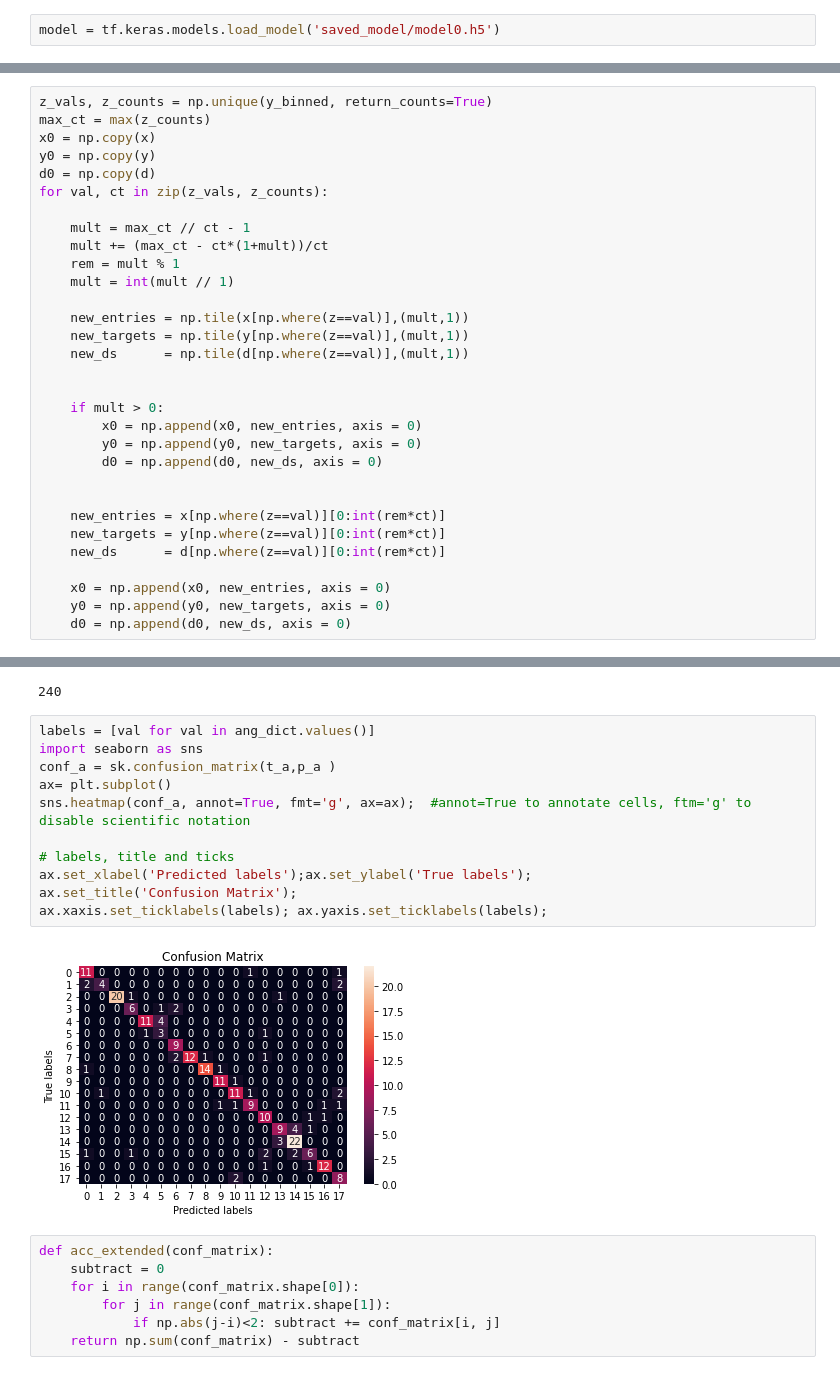
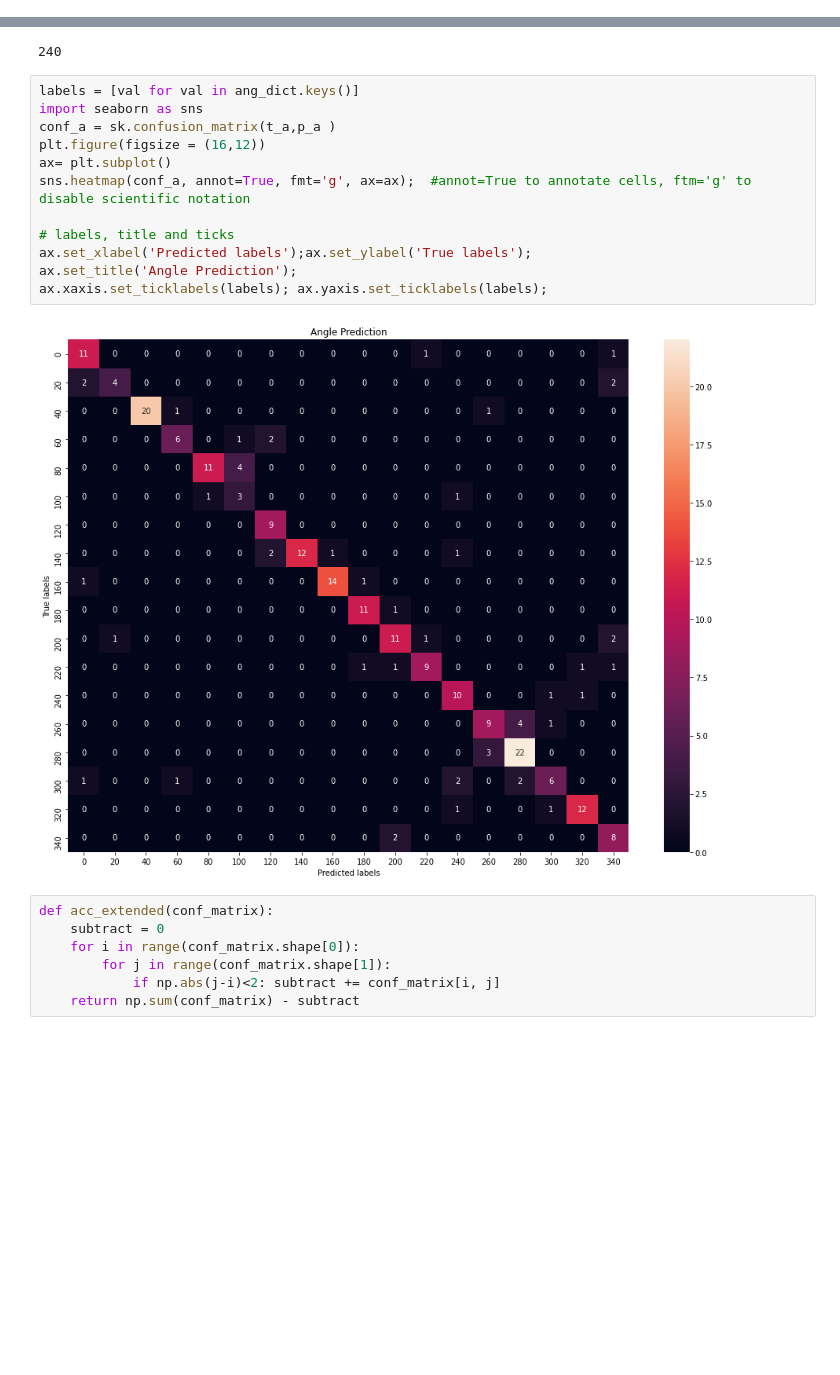
Before and after one commit to OctoConsulting/AudioHack2021, a Jupyter notebook: notebooks/hackathon_train_model.ipynb, the cells around one changed output, grey strips where cells are left out. Drawn from its saved outputs; the diff is of its cells as text; blank space fills up the shorter version.

```diff
--- a/notebooks/hackathon_train_model.ipynb
+++ b/notebooks/hackathon_train_model.ipynb
@@ -48,5 +48,3 @@ from PIL import ImageTk, Image
 import cv2
 # %% [output]
 Populating the interactive namespace from numpy and matplotlib
-# %%
-model = tf.keras.models.load_model('saved_model/model0.h5')
@@ -568,37 +166,6 @@ d = np.reshape(d, [-1, 1])
 x0 = np.copy(x)
 y0 = np.copy(y)
 d0 = np.copy(d)
-# %%
-z_vals, z_counts = np.unique(y_binned, return_counts=True)
-max_ct = max(z_counts)
-x0 = np.copy(x)
-y0 = np.copy(y)
-d0 = np.copy(d)
-for val, ct in zip(z_vals, z_counts):
-
-    mult = max_ct // ct - 1
-    mult += (max_ct - ct*(1+mult))/ct
-    rem = mult % 1
-    mult = int(mult // 1)
-
-    new_entries = np.tile(x[np.where(z==val)],(mult,1))
-    new_targets = np.tile(y[np.where(z==val)],(mult,1))
-    new_ds      = np.tile(d[np.where(z==val)],(mult,1))
-
-
-    if mult > 0:
-        x0 = np.append(x0, new_entries, axis = 0)
-        y0 = np.append(y0, new_targets, axis = 0)
-        d0 = np.append(d0, new_ds, axis = 0)
-
-
-    new_entries = x[np.where(z==val)][0:int(rem*ct)]
-    new_targets = y[np.where(z==val)][0:int(rem*ct)]
-    new_ds      = d[np.where(z==val)][0:int(rem*ct)]
-
-    x0 = np.append(x0, new_entries, axis = 0)
-    y0 = np.append(y0, new_targets, axis = 0)
-    d0 = np.append(d0, new_ds, axis = 0)
 # %%
 np.unique(y0, return_counts=True)
 # %% [output]
@@ -839,18 +391,19 @@ len(y_test)
 # %% [output]
 240
 # %%
-labels = [val for val in ang_dict.values()]
+labels = [val for val in ang_dict.keys()]
 import seaborn as sns
 conf_a = sk.confusion_matrix(t_a,p_a )
+plt.figure(figsize = (16,12))
 ax= plt.subplot()
 sns.heatmap(conf_a, annot=True, fmt='g', ax=ax);  #annot=True to annotate cells, ftm='g' to disable scientific notation
 
 # labels, title and ticks
 ax.set_xlabel('Predicted labels');ax.set_ylabel('True labels');
-ax.set_title('Confusion Matrix');
+ax.set_title('Angle Prediction');
 ax.xaxis.set_ticklabels(labels); ax.yaxis.set_ticklabels(labels);
 # %% [output]
-[figure, old version]
+[figure, new version]
 # %%
 def acc_extended(conf_matrix):
     subtract = 0
```
Also changed, not shown: parts of 21 cells of this notebook, 5 other files.
